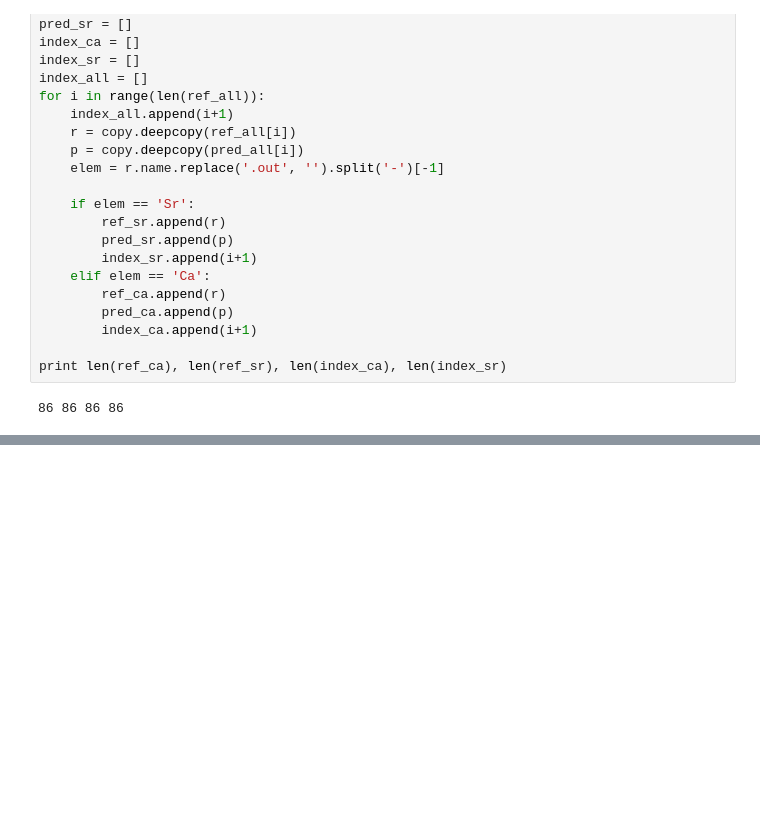
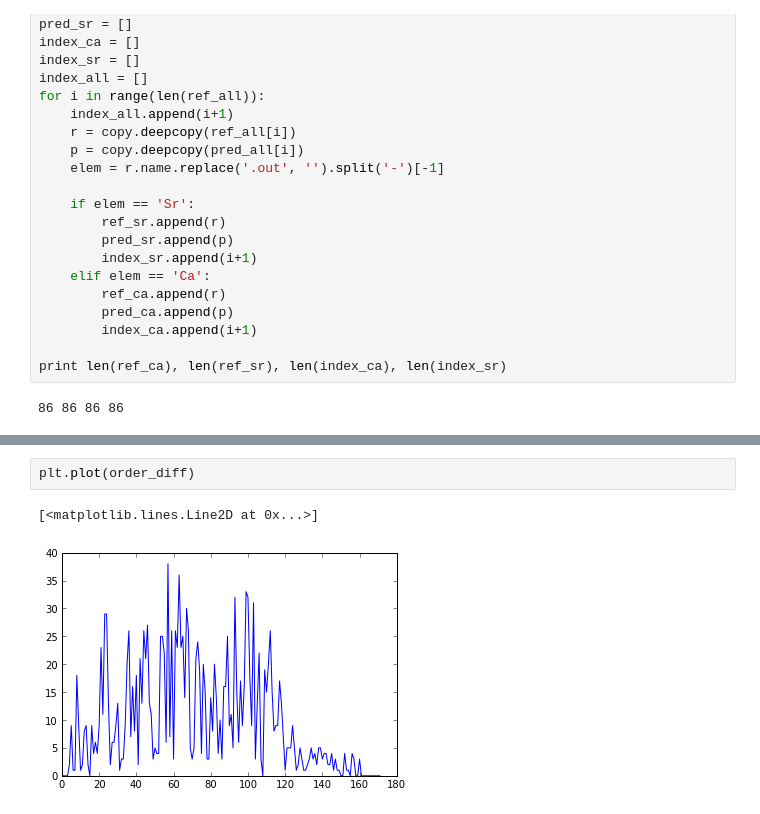
Before and after one commit to SamKChang/20170406_alchemy_optimization, a Jupyter notebook: analysis/alanate_vacancy.ipynb, the cells around one changed output, grey strips where cells are left out. Saved outputs shown, nothing was run; the diff lists cells and outputs as text; blank space fills up the shorter version.

```diff
--- a/analysis/alanate_vacancy.ipynb
+++ b/analysis/alanate_vacancy.ipynb
@@ -358,0 +559,5 @@ print fit(x34, y34)
+# %%
+plt.plot(order_diff)
+# %% [output]
+[<matplotlib.lines.Line2D at 0x...>]
+[figure, added]
```
Also changed, not shown: parts of 43 cells of this notebook, 1 other file.
